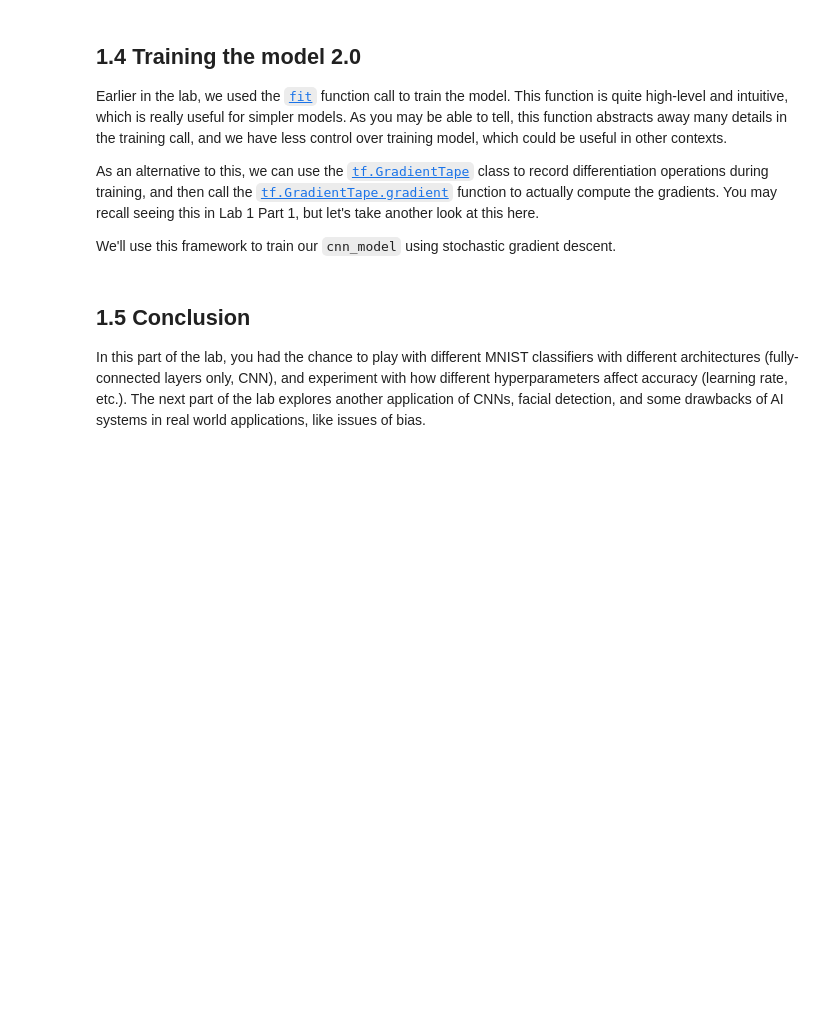
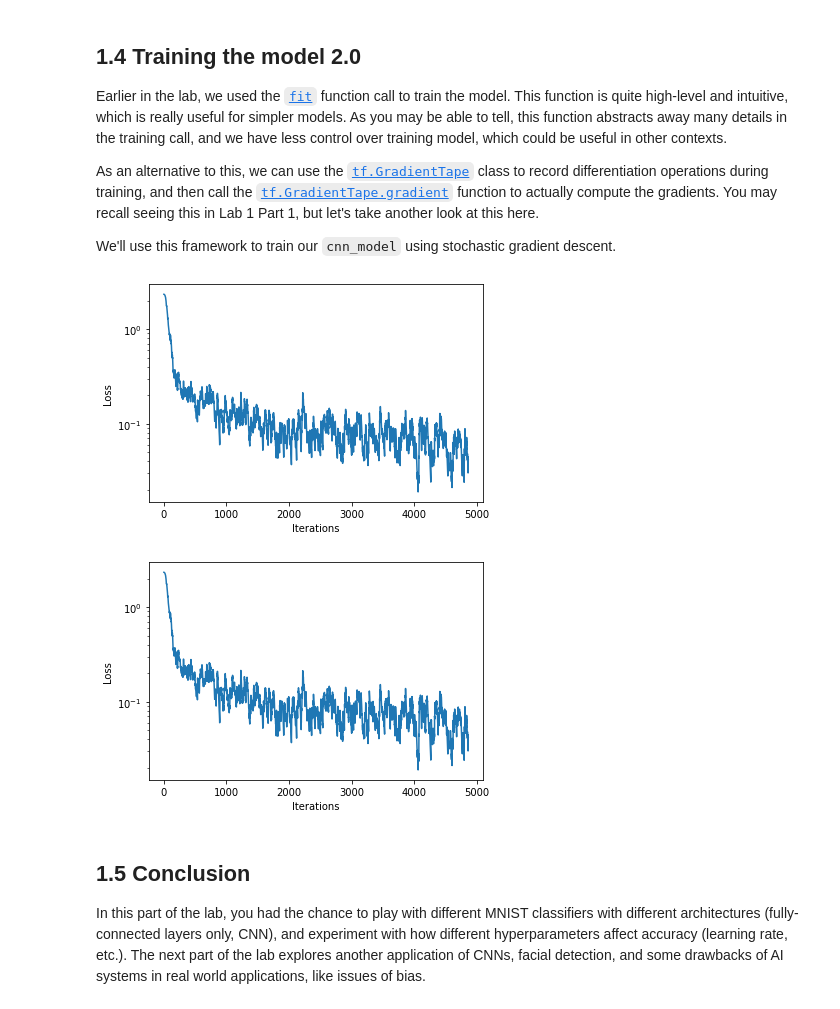
Before and after one commit to RaCasas26/DataScience2-FinalProject, a Jupyter notebook: lab2/Part1_MNIST.ipynb, the cells around one changed output. Saved outputs shown, nothing was run; the diff lists cells and outputs as text; code cells hidden in the pictures; blank space fills up the shorter version.

```diff
--- a/lab2/Part1_MNIST.ipynb
+++ b/lab2/Part1_MNIST.ipynb
@@ -373,35 +377,41 @@ We'll use this framework to train our `cnn_model` using stochastic gradient desc
 # %%
 # Rebuild the CNN model
 cnn_model = build_cnn_model()
 
 batch_size = 12
 loss_history = mdl.util.LossHistory(smoothing_factor=0.95) # to record the evolution of the loss
 plotter = mdl.util.PeriodicPlotter(sec=2, xlabel='Iterations', ylabel='Loss', scale='semilogy')
 optimizer = tf.keras.optimizers.SGD(learning_rate=1e-2) # define our optimizer
 
 if hasattr(tqdm, '_instances'): tqdm._instances.clear() # clear if it exists
 
 for idx in tqdm(range(0, train_images.shape[0], batch_size)):
   # First grab a batch of training data and convert the input images to tensors
   (images, labels) = (train_images[idx:idx+batch_size], train_labels[idx:idx+batch_size])
   images = tf.convert_to_tensor(images, dtype=tf.float32)
 
   # GradientTape to record differentiation operations
   with tf.GradientTape() as tape:
     #'''TODO: feed the images into the model and obtain the predictions'''
-    logits = # TODO
+    #DONE
+    logits = cnn_model(images)
 
     #'''TODO: compute the categorical cross entropy loss
-    loss_value = tf.keras.backend.sparse_categorical_crossentropy() # TODO
+    #DONE
+    loss_value = tf.keras.backend.sparse_categorical_crossentropy(target=labels, output=logits) # TODO
 
   loss_history.append(loss_value.numpy().mean()) # append the loss to the loss_history record
   plotter.plot(loss_history.get())
 
   # Backpropagation
   '''TODO: Use the tape to compute the gradient against all parameters in the CNN model.
       Use cnn_model.trainable_variables to access these parameters.'''
-  grads = # TODO
+    #DONE
+  grads = tape.gradient(target = loss_value, sources = cnn_model.trainable_variables)
   optimizer.apply_gradients(zip(grads, cnn_model.trainable_variables))
+# %% [output]
+[figure, added]
+[figure, added]
 # %% [markdown]
 ## 1.5 Conclusion
 In this part of the lab, you had the chance to play with different MNIST classifiers with different architectures (fully-connected layers only, CNN), and experiment with how different hyperparameters affect accuracy (learning rate, etc.). The next part of the lab explores another application of CNNs, facial detection, and some drawbacks of AI systems in real world applications, like issues of bias.
```
Also changed, not shown: parts of 2 cells of this notebook.
